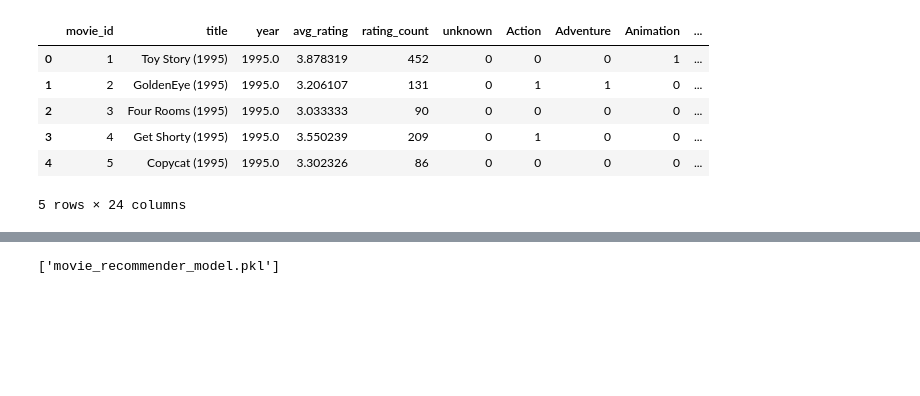
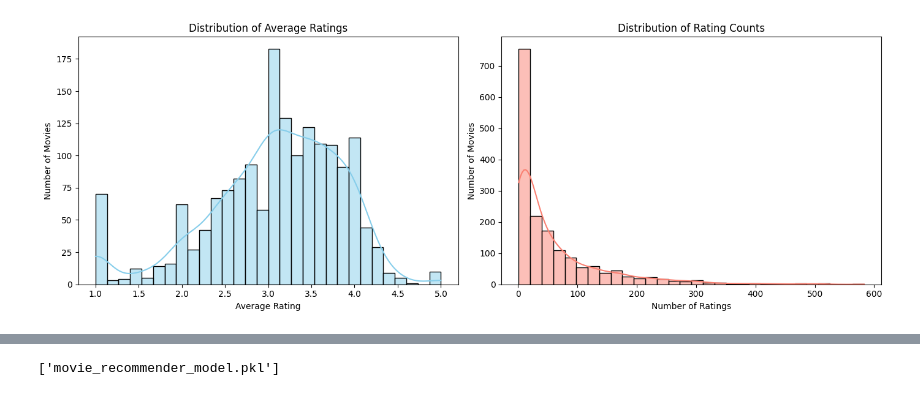
Before and after one commit to alhasan88/Movies-Recommender, a Jupyter notebook: mr.ipynb, the cells around one changed output, grey strips where cells are left out. Drawn from its saved outputs; the diff is of its cells as text; code cells hidden in the pictures; blank space fills up the shorter version.

```diff
--- a/mr.ipynb
+++ b/mr.ipynb
@@ -16,20 +21,18 @@ ratings = pd.read_csv('/Users/alhasan/Documents/Uneeq Interns/Movie Recommendati
                       sep='\t', header=None,
                       names=['user_id', 'movie_id', 'rating', 'timestamp'])
 # %%
-data = pd.merge(ratings, movies, on='movie_id')
+movie_stats = ratings.groupby('movie_id').agg({'rating': ['mean', 'count']})
+movie_stats.columns = ['avg_rating', 'rating_count']
+movie_stats = movie_stats.reset_index()
 # %%
-import re
+# import re
 
-def extract_year(title):
-    match = re.search(r'\((\d{4})\)', title)
-    return int(match.group(1)) if match else None
+# def extract_year(title):
+#     match = re.search(r'\((\d{4})\)', title)
+#     return int(match.group(1)) if match else None
 
-movies['year'] = movies['title'].apply(extract_year)
+# movies['year'] = movies['title'].apply(extract_year)
 # %%
-movie_stats = data.groupby('movie_id').agg({
-    'rating': ['mean', 'count']
-}).reset_index()
-
-movie_stats.columns = ['movie_id', 'avg_rating', 'rating_count']
-
-movies = pd.merge(movies, movie_stats, on='movie_id')
+# Merge with movies dataset
+movies = movies.merge(movie_stats, on='movie_id')
+movies.head()
@@ -36 +47,22 @@ movies = pd.merge(movies, movie_stats, on='movie_id')
+# %%
+plt.figure(figsize=(14, 5))
+
+# Average rating distribution
+plt.subplot(1, 2, 1)
+sns.histplot(movies['avg_rating'], bins=30, kde=True, color='skyblue')
+plt.title('Distribution of Average Ratings')
+plt.xlabel('Average Rating')
+plt.ylabel('Number of Movies')
+
+# Rating count distribution
+plt.subplot(1, 2, 2)
+sns.histplot(movies['rating_count'], bins=30, kde=True, color='salmon')
+plt.title('Distribution of Rating Counts')
+plt.xlabel('Number of Ratings')
+plt.ylabel('Number of Movies')
+
+plt.tight_layout()
+plt.show()
+# %% [output]
+[figure, added]
 # %%
@@ -41,11 +71,5 @@ movies = movies[[
 # %%
-movies.head()
+# Standardize avg_rating and rating_count (so scale doesn't dominate clustering)
+scaler = StandardScaler()
+features[['avg_rating', 'rating_count']] = scaler.fit_transform(features[['avg_rating', 'rating_count']])
-# %% [output]
-|  | movie_id | title | year | avg_rating | rating_count | unknown | Action | Adventure | Animation | ... |
-| 0 | 1 | Toy Story (1995) | 1995.0 | 3.878319 | 452 | 0 | 0 | 0 | 1 | ... |
-| 1 | 2 | GoldenEye (1995) | 1995.0 | 3.206107 | 131 | 0 | 1 | 1 | 0 | ... |
-| 2 | 3 | Four Rooms (1995) | 1995.0 | 3.033333 | 90 | 0 | 0 | 0 | 0 | ... |
-| 3 | 4 | Get Shorty (1995) | 1995.0 | 3.550239 | 209 | 0 | 1 | 0 | 0 | ... |
-| 4 | 5 | Copycat (1995) | 1995.0 | 3.302326 | 86 | 0 | 0 | 0 | 0 | ... |
-5 rows × 24 columns
 # %%
```
Also changed, not shown: parts of 9 cells of this notebook, 3 other files.
